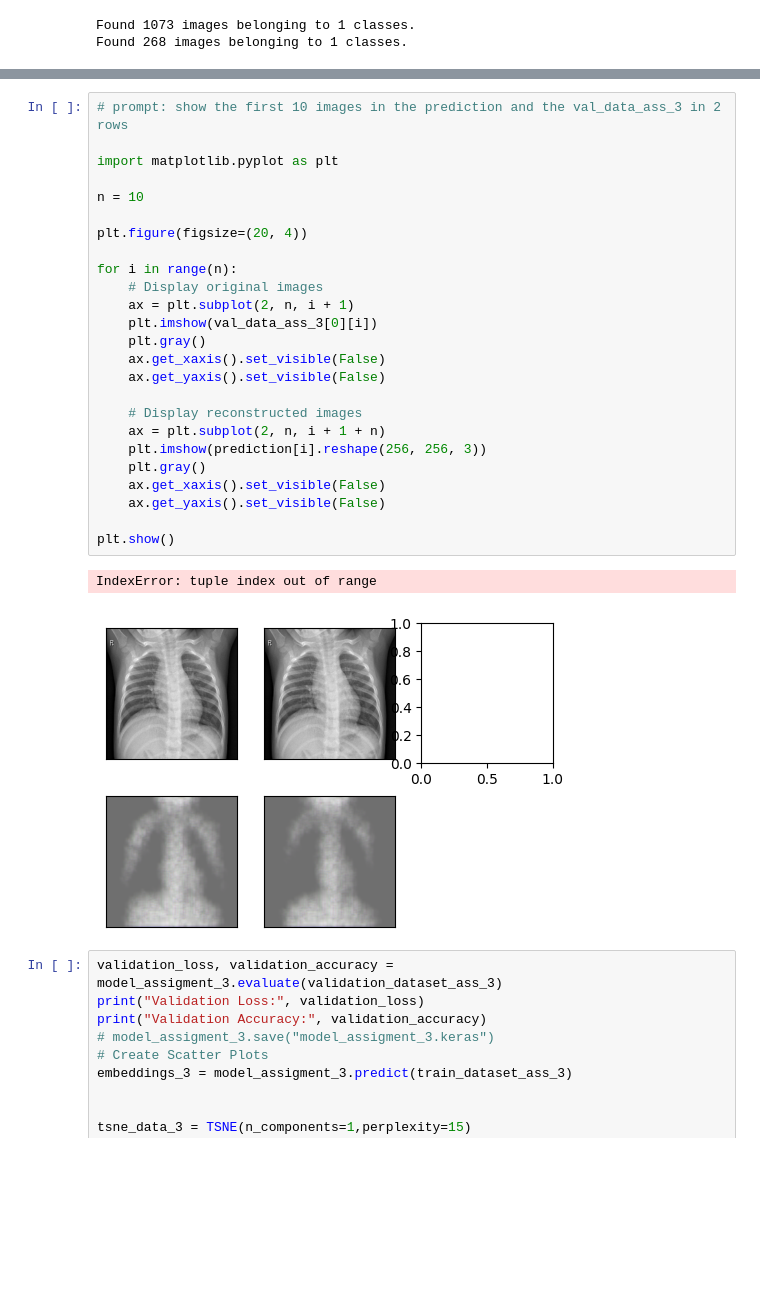
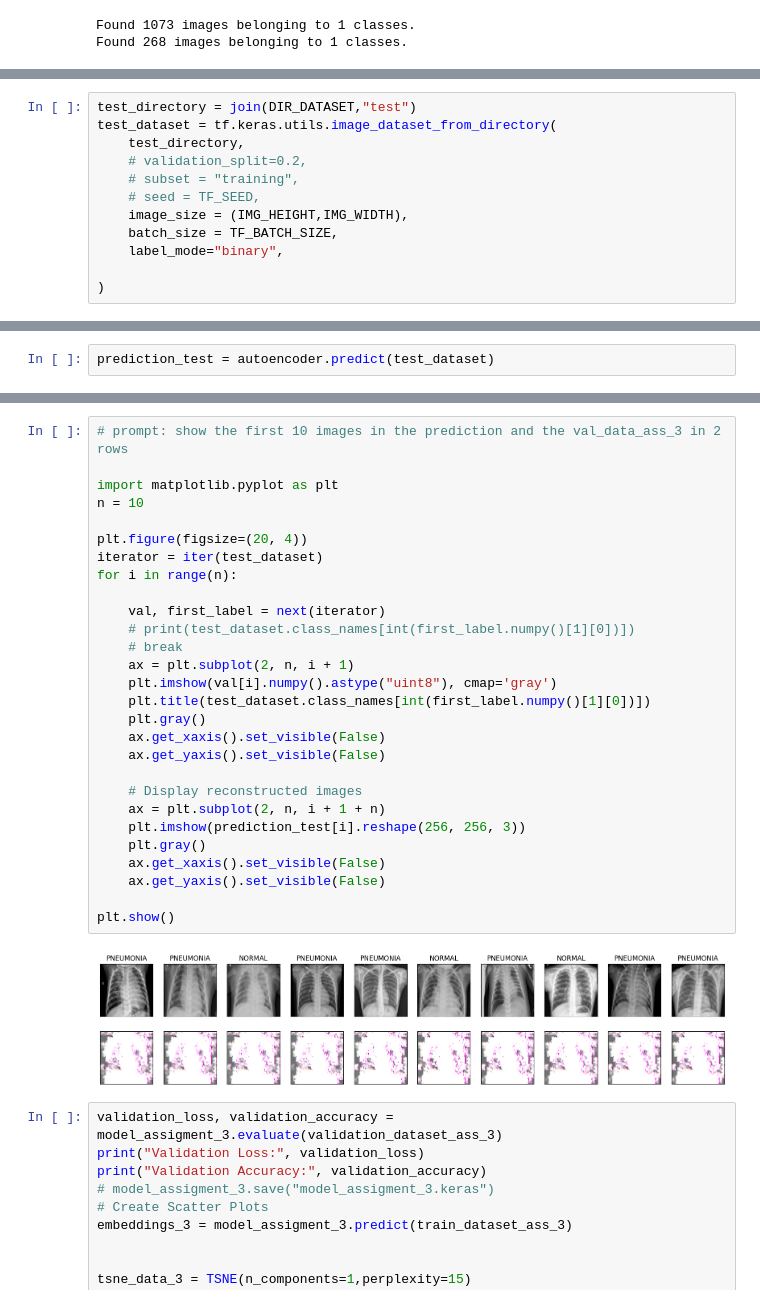
Before and after one commit to BarelHeby/Deep-Learning---Chest-X-Ray, a Jupyter notebook: Deep_Learning_Chest_Final_Project.ipynb, the cells around one changed output, grey strips where cells are left out. Drawn from its saved outputs; the diff is of its cells as text; blank space fills up the shorter version.

```diff
--- a/Deep_Learning_Chest_Final_Project.ipynb
+++ b/Deep_Learning_Chest_Final_Project.ipynb
@@ -676,0 +700,12 @@ ValueError: cannot reshape array of size 196608 into shape (28,28)
+# %%
+test_directory = join(DIR_DATASET,"test")
+test_dataset = tf.keras.utils.image_dataset_from_directory(
+    test_directory,
+    # validation_split=0.2,
+    # subset = "training",
+    # seed = TF_SEED,
+    image_size = (IMG_HEIGHT,IMG_WIDTH),
+    batch_size = TF_BATCH_SIZE,
+    label_mode="binary",
+
+)
@@ -676,0 +718,2 @@ ValueError: cannot reshape array of size 196608 into shape (28,28)
+# %%
+prediction_test = autoencoder.predict(test_dataset)
@@ -677,31 +722,33 @@ ValueError: cannot reshape array of size 196608 into shape (28,28)
 # %%
 # prompt: show the first 10 images in the prediction and the val_data_ass_3 in 2 rows
 
 import matplotlib.pyplot as plt
-
 n = 10
 
 plt.figure(figsize=(20, 4))
+iterator = iter(test_dataset)
+for i in range(n):
 
-for i in range(n):
-    # Display original images
+    val, first_label = next(iterator)
+    # print(test_dataset.class_names[int(first_label.numpy()[1][0])])
+    # break
     ax = plt.subplot(2, n, i + 1)
-    plt.imshow(val_data_ass_3[0][i])
+    plt.imshow(val[i].numpy().astype("uint8"), cmap='gray')
+    plt.title(test_dataset.class_names[int(first_label.numpy()[1][0])])
     plt.gray()
     ax.get_xaxis().set_visible(False)
     ax.get_yaxis().set_visible(False)
 
     # Display reconstructed images
     ax = plt.subplot(2, n, i + 1 + n)
-    plt.imshow(prediction[i].reshape(256, 256, 3))
+    plt.imshow(prediction_test[i].reshape(256, 256, 3))
     plt.gray()
     ax.get_xaxis().set_visible(False)
     ax.get_yaxis().set_visible(False)
 
 plt.show()
 # %% [output]
-IndexError: tuple index out of range
-[figure, old version]
+[figure, new version]
 # %%
 validation_loss, validation_accuracy = model_assigment_3.evaluate(validation_dataset_ass_3)
 print("Validation Loss:", validation_loss)
```
Also changed, not shown: parts of 9 cells of this notebook.
